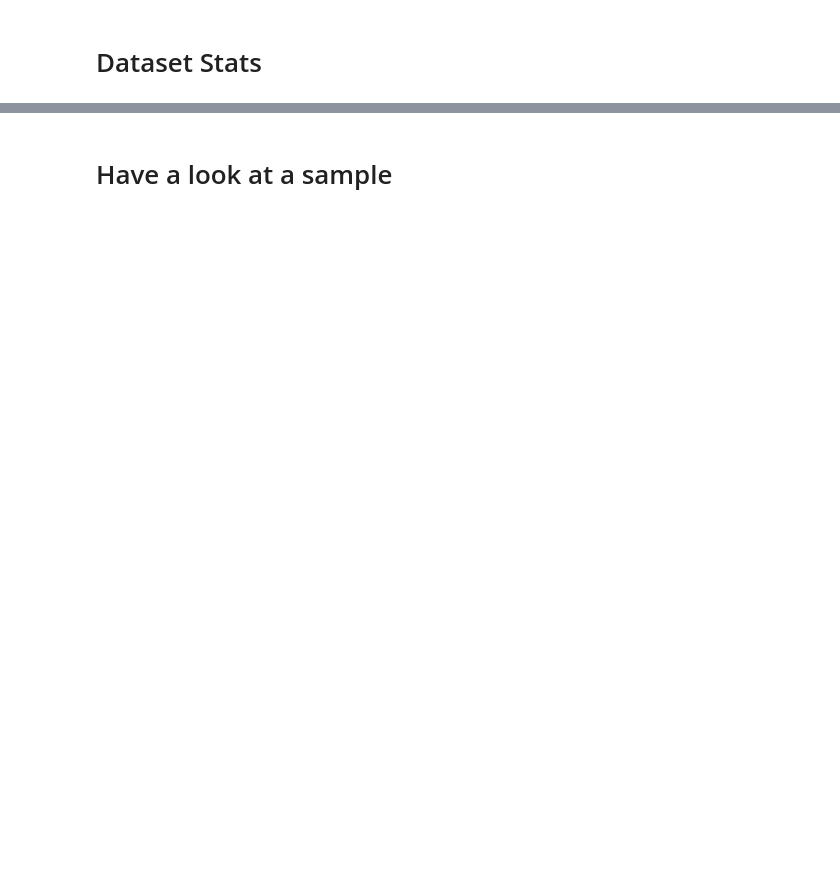
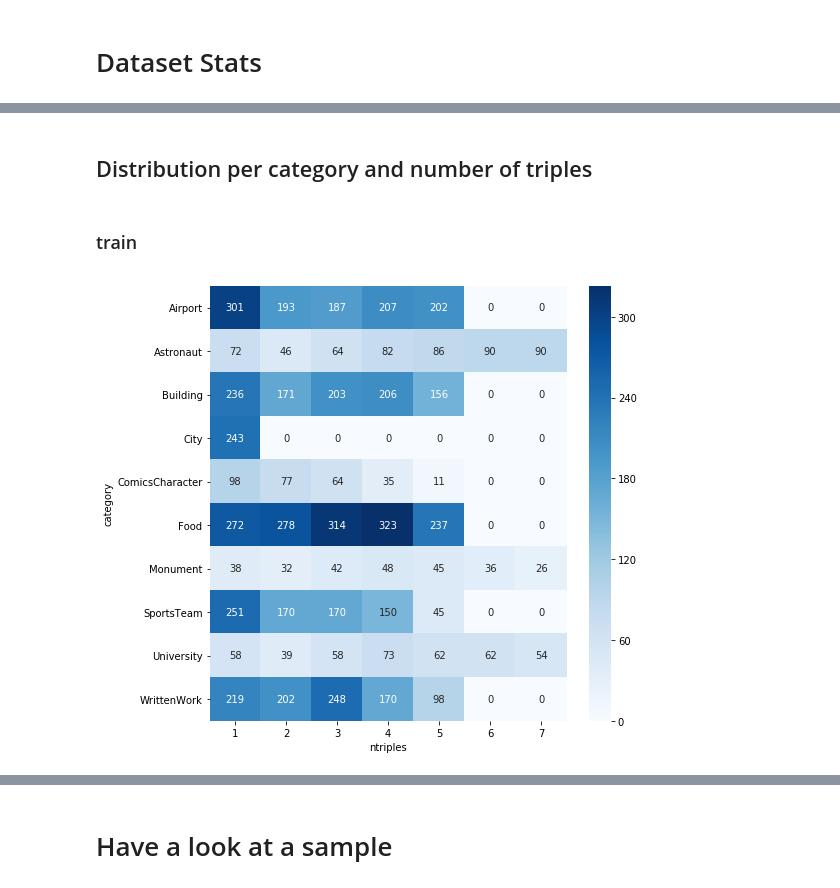
Before and after one commit to abevieiramota/challenge-webnlg, a Jupyter notebook: notebook/1 - Exploratory Data Analysis.ipynb, the cells around one changed output, grey strips where cells are left out. Saved outputs shown, nothing was run; the diff lists cells and outputs as text; code cells hidden in the pictures; blank space fills up the shorter version.

```diff
--- a/notebook/1 - Exploratory Data Analysis.ipynb
+++ b/notebook/1 - Exploratory Data Analysis.ipynb
@@ -43,0 +16,8 @@ corpus.datasets_size(normalize=True)
+# %%
+train = WebNLGCorpus(dataset='train')
+dev = WebNLGCorpus(dataset='dev')
+test_no_lex = WebNLGCorpus(dataset='test_no_lex')
+test_unseen_with_lex = WebNLGCorpus(dataset='test_unseen_with_lex')
+test_with_lex = WebNLGCorpus(dataset='test_with_lex')
+
+datasets = [train, dev, test_no_lex, test_unseen_with_lex, test_with_lex]
@@ -43,0 +43,17 @@ corpus.datasets_size(normalize=True)
+# %% [markdown]
+## Distribution per category and number of triples
+# %%
+def heatmap_by_category_ntriples(ds):
+
+    fig, ax = plt.subplots(1, 1, figsize=(8, 8))
+    sns.heatmap(pd.crosstab(ds.category, ds.ntriples),
+                annot=True,
+                ax=ax,
+                fmt='d',
+                cmap='Blues')
+# %% [markdown]
+### train
+# %%
+heatmap_by_category_ntriples(train.edf)
+# %% [output]
+[figure, added]
```
Also changed, not shown: parts of 104 cells of this notebook, 3 other files.
